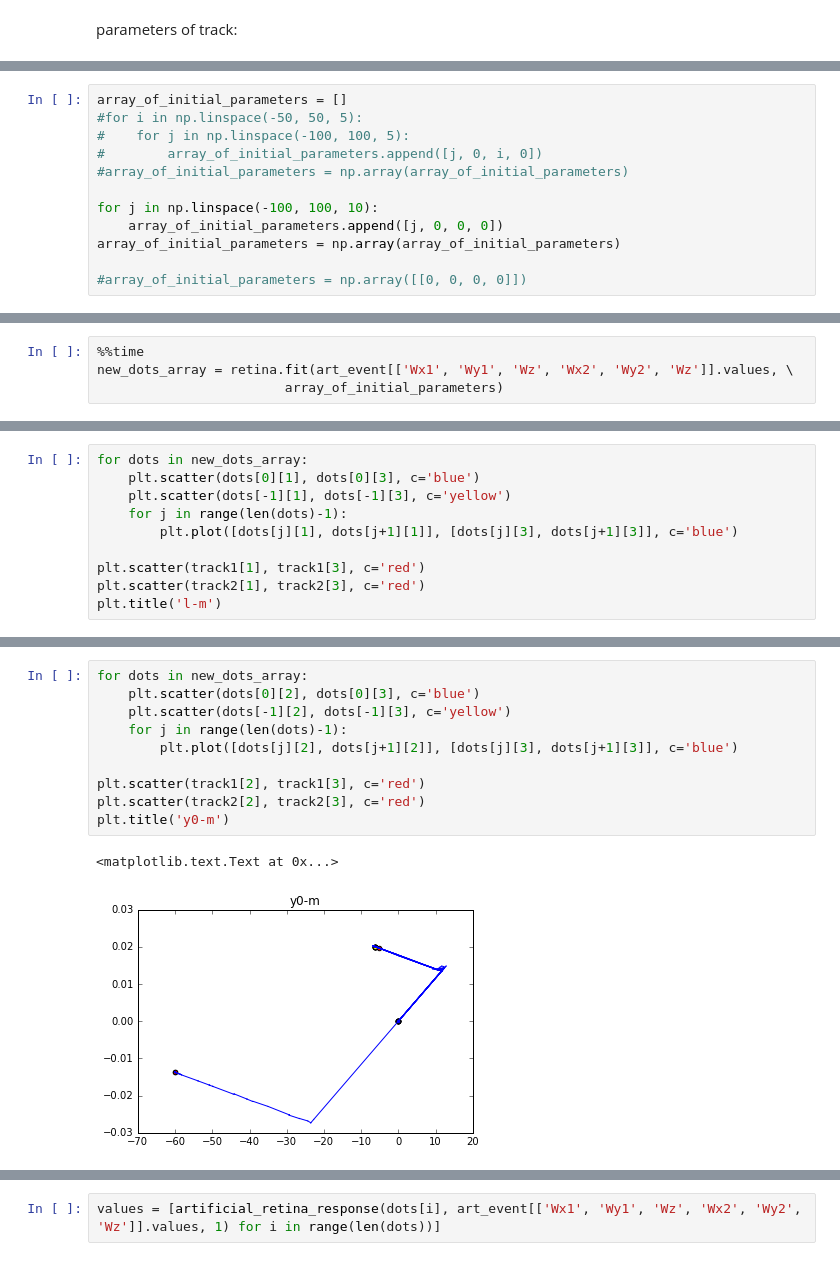
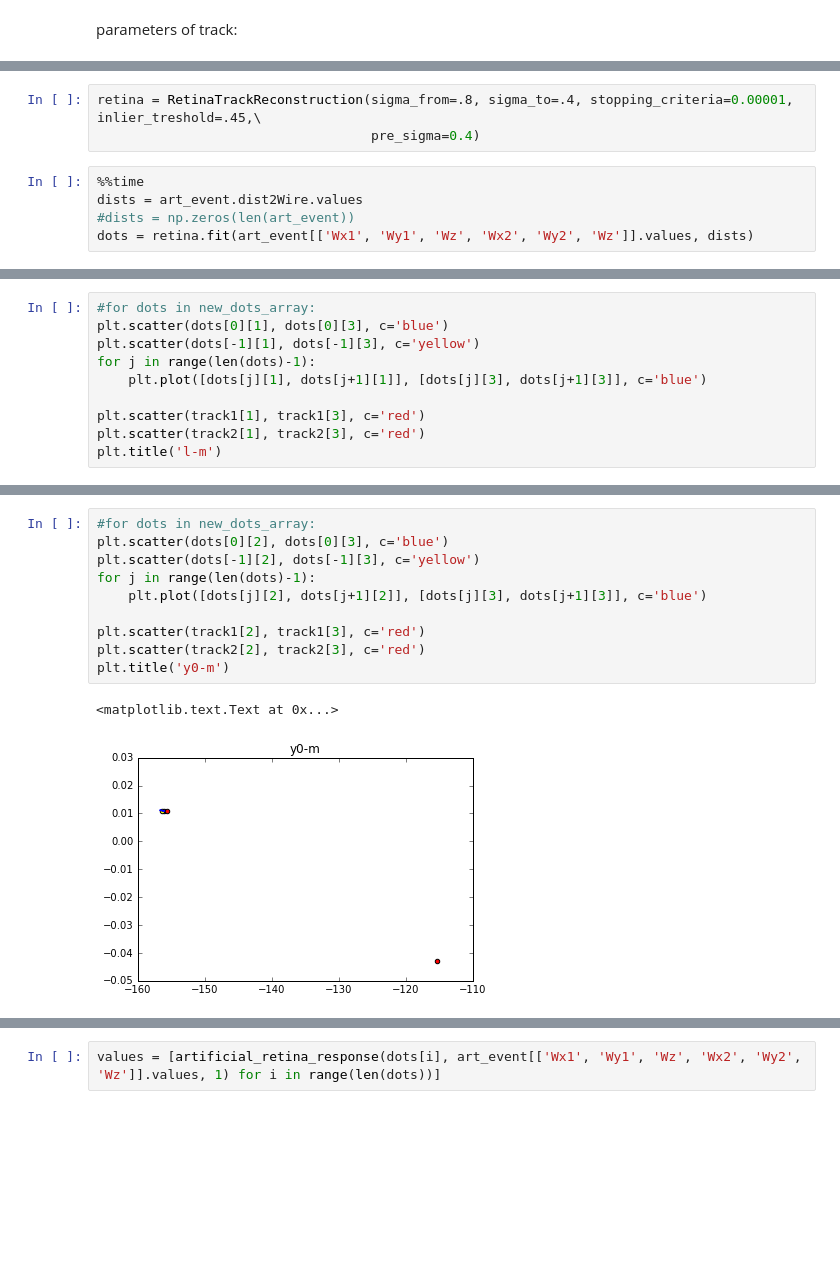
Before and after one commit to hushchyn-mikhail/ship_tracking_summer2016, a Jupyter notebook: notebooks/Retina_demonstration2.ipynb, the cells around one changed output, grey strips where cells are left out. Saved outputs shown, nothing was run; the diff lists cells and outputs as text; blank space fills up the shorter version.

```diff
--- a/notebooks/Retina_demonstration2.ipynb
+++ b/notebooks/Retina_demonstration2.ipynb
@@ -124,12 +50,0 @@ track2
-# %%
-array_of_initial_parameters = []
-#for i in np.linspace(-50, 50, 5):
-#    for j in np.linspace(-100, 100, 5):
-#        array_of_initial_parameters.append([j, 0, i, 0])
-#array_of_initial_parameters = np.array(array_of_initial_parameters)
-
-for j in np.linspace(-100, 100, 10):
-    array_of_initial_parameters.append([j, 0, 0, 0])
-array_of_initial_parameters = np.array(array_of_initial_parameters)
-
-#array_of_initial_parameters = np.array([[0, 0, 0, 0]])
@@ -138,5 +51,9 @@ retina = RetinaTrackReconstruction(sigma_from=10., sigma_to=1, eps=0.05)
+# %%
+retina = RetinaTrackReconstruction(sigma_from=.8, sigma_to=.4, stopping_criteria=0.00001, inlier_treshold=.45,\
+                                   pre_sigma=0.4)
 # %%
 %%time
-new_dots_array = retina.fit(art_event[['Wx1', 'Wy1', 'Wz', 'Wx2', 'Wy2', 'Wz']].values, \
-                        array_of_initial_parameters)
+dists = art_event.dist2Wire.values
+#dists = np.zeros(len(art_event))
+dots = retina.fit(art_event[['Wx1', 'Wy1', 'Wz', 'Wx2', 'Wy2', 'Wz']].values, dists)
 # %% [output]
@@ -145,9 +72,9 @@ Wall time: 19.5 s
 # %%
-for dots in new_dots_array:
-    plt.scatter(dots[0][1], dots[0][3], c='blue')
-    plt.scatter(dots[-1][1], dots[-1][3], c='yellow')
-    for j in range(len(dots)-1):
-        plt.plot([dots[j][1], dots[j+1][1]], [dots[j][3], dots[j+1][3]], c='blue')
+#for dots in new_dots_array:
+plt.scatter(dots[0][1], dots[0][3], c='blue')
+plt.scatter(dots[-1][1], dots[-1][3], c='yellow')
+for j in range(len(dots)-1):
+    plt.plot([dots[j][1], dots[j+1][1]], [dots[j][3], dots[j+1][3]], c='blue')
 
 plt.scatter(track1[1], track1[3], c='red')
 plt.scatter(track2[1], track2[3], c='red')
@@ -158,14 +84,14 @@ plt.title('l-m')
 # %%
-for dots in new_dots_array:
-    plt.scatter(dots[0][2], dots[0][3], c='blue')
-    plt.scatter(dots[-1][2], dots[-1][3], c='yellow')
-    for j in range(len(dots)-1):
-        plt.plot([dots[j][2], dots[j+1][2]], [dots[j][3], dots[j+1][3]], c='blue')
+#for dots in new_dots_array:
+plt.scatter(dots[0][2], dots[0][3], c='blue')
+plt.scatter(dots[-1][2], dots[-1][3], c='yellow')
+for j in range(len(dots)-1):
+    plt.plot([dots[j][2], dots[j+1][2]], [dots[j][3], dots[j+1][3]], c='blue')
 
 plt.scatter(track1[2], track1[3], c='red')
 plt.scatter(track2[2], track2[3], c='red')
 plt.title('y0-m')
 # %% [output]
 <matplotlib.text.Text at 0x...>
-[figure, old version]
+[figure, new version]
 # %%
```
Also changed, not shown: parts of 50 cells of this notebook, 2 other files.
